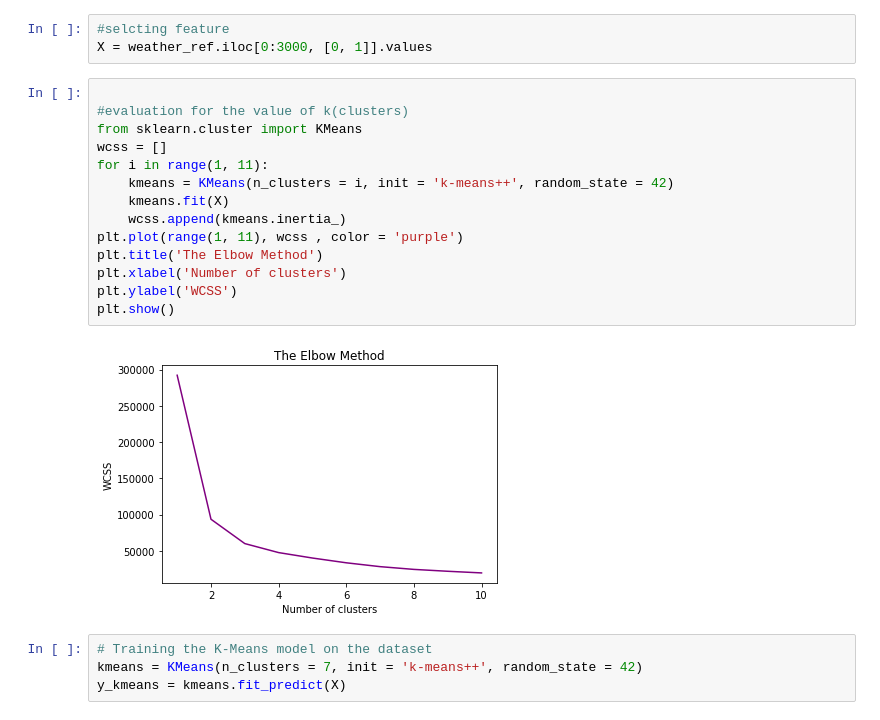
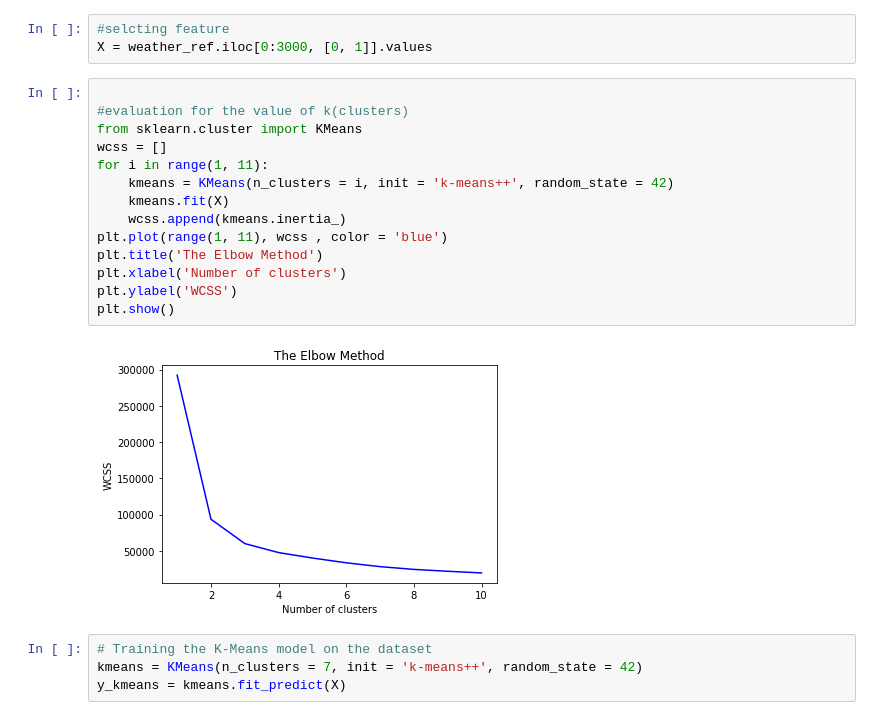
Before and after one commit to EngrAwaisIrshaad/ML-ASSESSMENT, a Jupyter notebook: Machine_Learning_Assessment(K_mean_Clustering).ipynb, the cells around one changed output. Cells and saved outputs as stored; diff of their text form.

```diff
--- a/Machine_Learning_Assessment(K_mean_Clustering).ipynb
+++ b/Machine_Learning_Assessment(K_mean_Clustering).ipynb
@@ -34,19 +34,19 @@ X = weather_ref.iloc[0:3000, [0, 1]].values
 # %%
 
 #evaluation for the value of k(clusters)
 from sklearn.cluster import KMeans
 wcss = []
 for i in range(1, 11):
     kmeans = KMeans(n_clusters = i, init = 'k-means++', random_state = 42)
     kmeans.fit(X)
     wcss.append(kmeans.inertia_)
-plt.plot(range(1, 11), wcss , color = 'purple')
+plt.plot(range(1, 11), wcss , color = 'blue')
 plt.title('The Elbow Method')
 plt.xlabel('Number of clusters')
 plt.ylabel('WCSS')
 plt.show()
 # %% [output]
-[figure, old version]
+[figure, new version]
 # %%
 # Training the K-Means model on the dataset
 kmeans = KMeans(n_clusters = 7, init = 'k-means++', random_state = 42)
```
